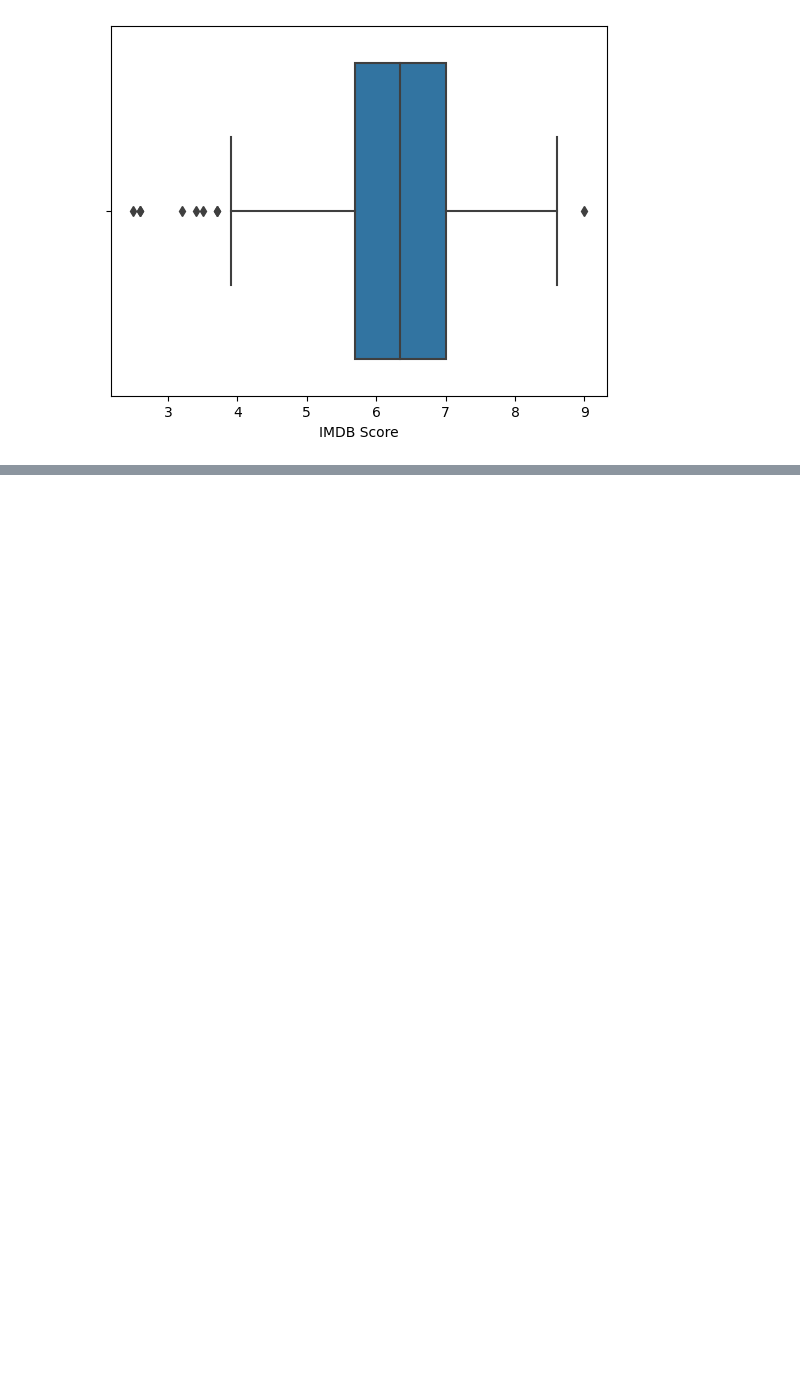
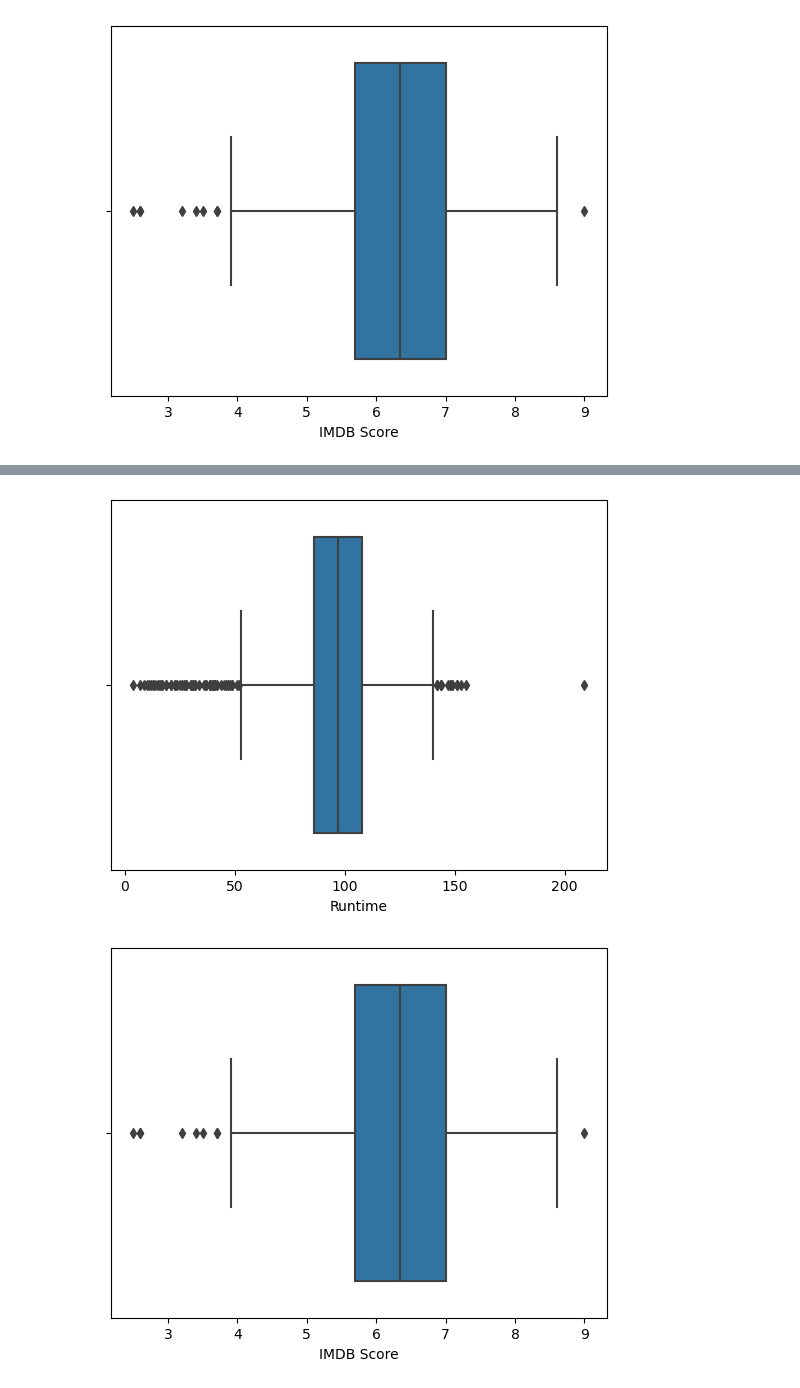
Before and after one commit to AICarope/data-science-machine-learning-main, a Jupyter notebook: notebooks/06-5_netxflix_eda.ipynb, the cells around one changed output, grey strips where cells are left out. Saved outputs shown, nothing was run; the diff lists cells and outputs as text; code cells hidden in the pictures; blank space fills up the shorter version.

```diff
--- a/notebooks/06-5_netxflix_eda.ipynb
+++ b/notebooks/06-5_netxflix_eda.ipynb
@@ -245,0 +255,9 @@ sns.boxplot(x='IMDB Score', data=df)
+# %%
+for column in df:
+    if column == 'Runtime'or column == 'IMDB Score':
+       # print(column)
+       make_boxplot(df,column)
+       plt.show()
+# %% [output]
+[figure, added]
+[figure, added]
```
Also changed, not shown: parts of 2 cells of this notebook, 1 other file.
